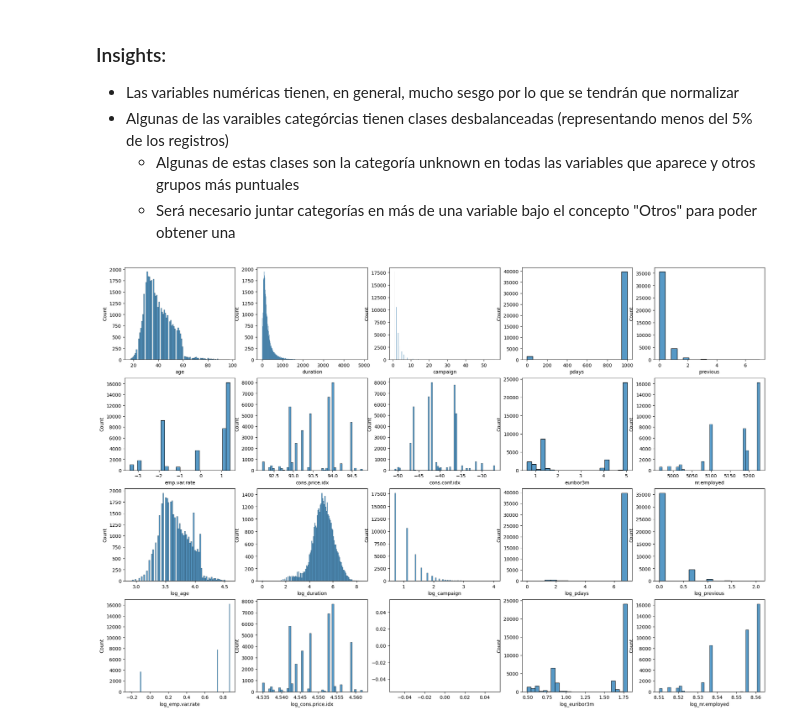
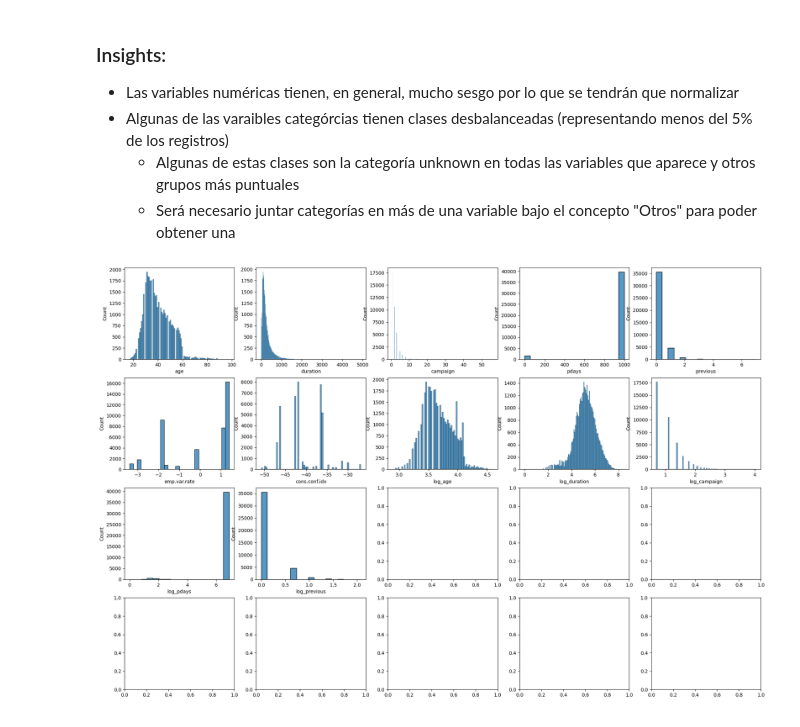
Before and after one commit to c-delvalle-r/ebac, a Jupyter notebook: Python/Modulo26/ActividadModulo26_CarlosDelValle.ipynb, the cells around one changed output. Saved outputs shown, nothing was run; the diff lists cells and outputs as text; code cells hidden in the pictures.

```diff
--- a/Python/Modulo26/ActividadModulo26_CarlosDelValle.ipynb
+++ b/Python/Modulo26/ActividadModulo26_CarlosDelValle.ipynb
@@ -80,6 +80,11 @@ df_lt = corr.where(np.tril(np.ones(corr.shape)).astype(bool))
 hmap  = sns.heatmap(data=df_lt, annot=True, cmap='YlGnBu', fmt='.2f')
 # %% [output]
 [figure]
+# %%
+# Eliminar columnas que tienen correlación alta
+df.drop(columns=['cons.price.idx', 'euribor3m', 'nr.employed'], inplace=True)
+
+# Nos quedamos con solo una variable que tiene correlación con todas las variables eliminadas, esto con el fin de reducir la cantidad de varaibles que tiene el dataset mientras que al mismo tiempo, se tiene en cuenta quedarse con la variable que engloba a las otras tres
 # %%
 # 2. Análisis univariado - variables numéricas
 # Graficar la distribución de las variables numéricas que presenta el dataset para poder identificar aquellas que presenten un alto sesgo
@@ -123,19 +128,22 @@ for i, column in enumerate(categorical_columns):
 # %%
 # Normalizar variables con sesgo
 
 for column in numeric_columns:
     df['log_'+column] = np.log(df[column] + 1)
+
+# Drop two that throw errors after being transformed with natural logarithm
+df.drop(columns=['log_emp.var.rate','log_cons.conf.idx'], inplace=True)
 
 numeric_columns = []
 for column in df.columns:
     if df[column].dtype != 'object':
         numeric_columns.append(column)
 
 fig, ax = plt.subplots(nrows=4, ncols=5, figsize=(24,16))
 for i, column in enumerate(numeric_columns):
     sns.histplot(data=df, x=column, kde=False, ax=ax[i//5, i%5])
 
 
 # La estandarización de variables usando StandardScaler no es necesario puesto que al transformar las variables con logaritmo natural
 # %% [output]
-[figure, old version]
+[figure, new version]
```
Also changed, not shown: parts of 14 cells of this notebook.
